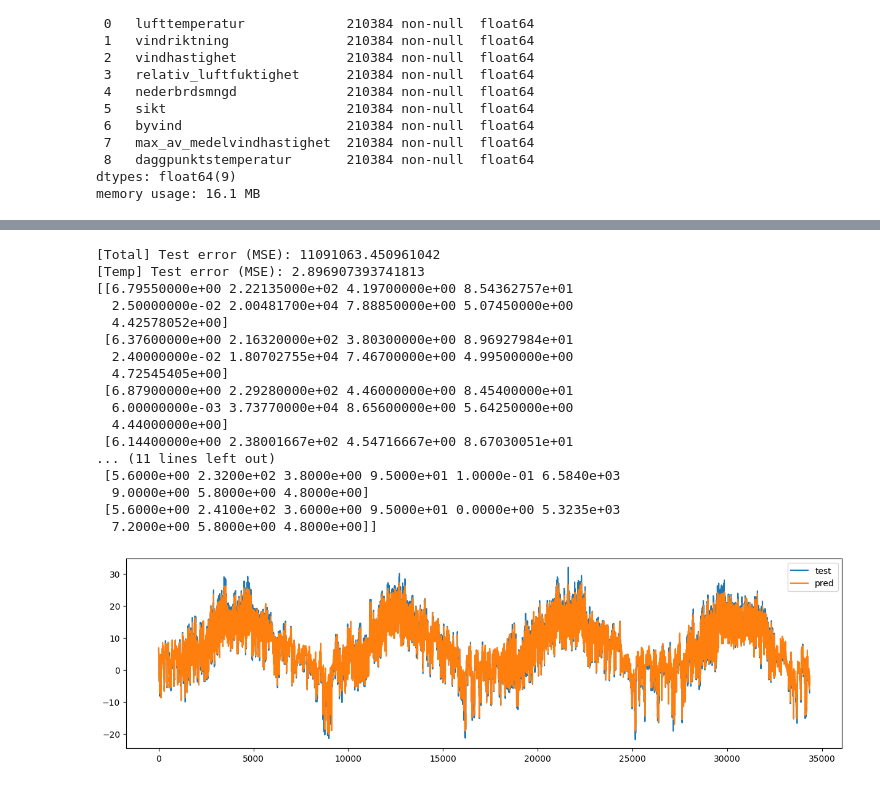
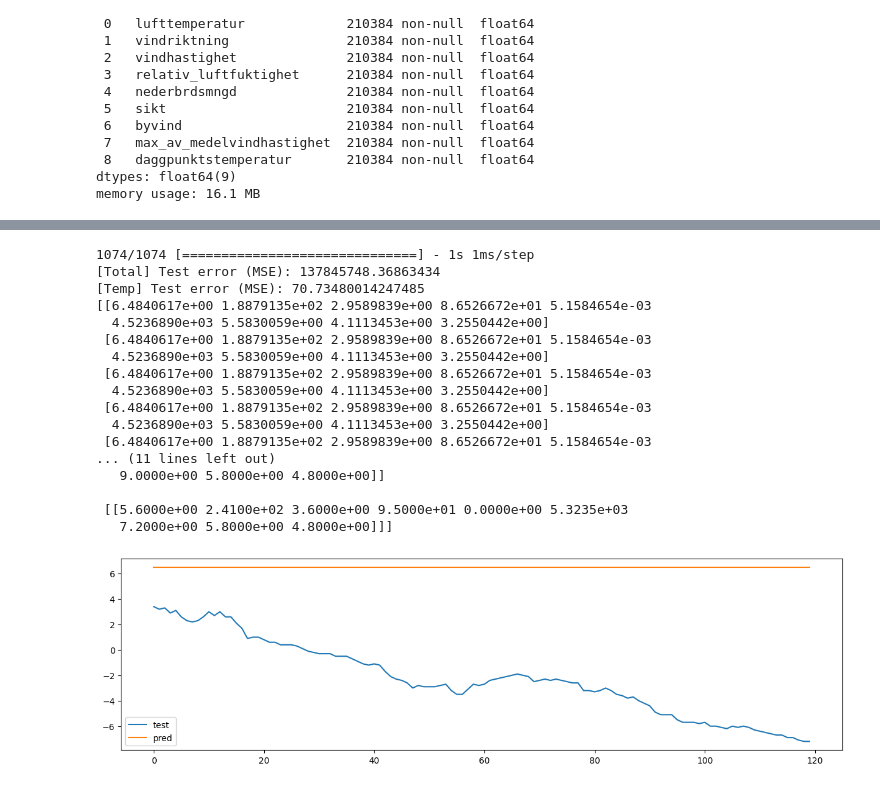
Before and after one commit to Oxel40/sml-project, a Jupyter notebook: temperature-training-pipeline.ipynb, the cells around one changed output, grey strips where cells are left out. Drawn from its saved outputs; the diff is of its cells as text; code cells hidden in the pictures.

Commit message:
lstm

```diff
--- a/temperature-training-pipeline.ipynb
+++ b/temperature-training-pipeline.ipynb
@@ -174,0 +188,13 @@ reg.fit(training_data, training_target)
+# %%
+# design network
+model = Sequential()
+model.add(LSTM(50, input_shape=(training_data.shape[1], training_data.shape[2])))
+model.add(Dense(9))
+model.compile(loss='mae', optimizer='adam')
+# fit network
+history = model.fit(training_data, training_target, epochs=50, batch_size=72, validation_data=(test_data, test_target), verbose=2, shuffle=False)
+# plot history
+plt.plot(history.history['loss'], label='train')
+plt.plot(history.history['val_loss'], label='test')
+plt.legend()
+plt.show()
@@ -175,13 +220,13 @@ reg.fit(training_data, training_target)
 # %%
 #predictions = forecaster.predict(steps=4, exog=X_test.drop(columns=["lufttemperatur"]))
-predictions = reg.predict(test_data)
+predictions = model.predict(test_data)
 error_mse = mean_squared_error(
-                 y_true = test_target,
+                 y_true = test_target.reshape(predictions.shape),
                  y_pred = predictions
              )
 print(f"[Total] Test error (MSE): {error_mse}")
 error_mse = mean_squared_error(
-                 y_true = test_target[:, 0],
+                 y_true = test_target.reshape(predictions.shape)[:, 0],
                  y_pred = predictions[:, 0]
              )
 print(f"[Temp] Test error (MSE): {error_mse}")
@@ -194,31 +239,31 @@ print(test_target[:5])
 #     for s in range(4):
 #         error_mse += (y_true[i+s] - predictions[i][s])**2 / (len(y_true) * 4)
 # %% [output]
-[Total] Test error (MSE): 11091063.450961042
-[Temp] Test error (MSE): 2.896907393741813
-[[6.79550000e+00 2.22135000e+02 4.19700000e+00 8.54362757e+01
-  2.50000000e-02 2.00481700e+04 7.88850000e+00 5.07450000e+00
-  4.42578052e+00]
- [6.37600000e+00 2.16320000e+02 3.80300000e+00 8.96927984e+01
-  2.40000000e-02 1.80702755e+04 7.46700000e+00 4.99500000e+00
-  4.72545405e+00]
- [6.87900000e+00 2.29280000e+02 4.46000000e+00 8.45400000e+01
-  6.00000000e-03 3.73770000e+04 8.65600000e+00 5.64250000e+00
-  4.44000000e+00]
- [6.14400000e+00 2.38001667e+02 4.54716667e+00 8.67030051e+01
+1074/1074 [==============================] - 1s 1ms/step
+[Total] Test error (MSE): 137845748.36863434
+[Temp] Test error (MSE): 70.73480014247485
+[[6.4840617e+00 1.8879135e+02 2.9589839e+00 8.6526672e+01 5.1584654e-03
+  4.5236890e+03 5.5830059e+00 4.1113453e+00 3.2550442e+00]
+ [6.4840617e+00 1.8879135e+02 2.9589839e+00 8.6526672e+01 5.1584654e-03
+  4.5236890e+03 5.5830059e+00 4.1113453e+00 3.2550442e+00]
+ [6.4840617e+00 1.8879135e+02 2.9589839e+00 8.6526672e+01 5.1584654e-03
+  4.5236890e+03 5.5830059e+00 4.1113453e+00 3.2550442e+00]
+ [6.4840617e+00 1.8879135e+02 2.9589839e+00 8.6526672e+01 5.1584654e-03
+  4.5236890e+03 5.5830059e+00 4.1113453e+00 3.2550442e+00]
+ [6.4840617e+00 1.8879135e+02 2.9589839e+00 8.6526672e+01 5.1584654e-03
 ... (11 lines left out)
- [5.6000e+00 2.3200e+02 3.8000e+00 9.5000e+01 1.0000e-01 6.5840e+03
-  9.0000e+00 5.8000e+00 4.8000e+00]
- [5.6000e+00 2.4100e+02 3.6000e+00 9.5000e+01 0.0000e+00 5.3235e+03
-  7.2000e+00 5.8000e+00 4.8000e+00]]
+   9.0000e+00 5.8000e+00 4.8000e+00]]
+
+ [[5.6000e+00 2.4100e+02 3.6000e+00 9.5000e+01 0.0000e+00 5.3235e+03
+   7.2000e+00 5.8000e+00 4.8000e+00]]]
 # %%
 fig, ax = plt.subplots(figsize=(15, 4))
 #training_target[:, 0].plot(ax=ax, label='train')
-ax.plot(test_target[:, 0], label='test')
-ax.plot(predictions[:, 0], label='pred')
+ax.plot(test_target.reshape(predictions.shape)[-24*5:, 0], label='test')
+ax.plot(predictions[-24*5:, 0], label='pred')
 ax.legend();
 # %% [output]
-[figure, old version]
+[figure, new version]
 # %%
 fig, ax = plt.subplots(figsize=(15, 4))
 X_test['lufttemperatur'].plot(ax=ax, label='test')
```
Also changed, not shown: parts of 9 cells of this notebook, 1 other file.
